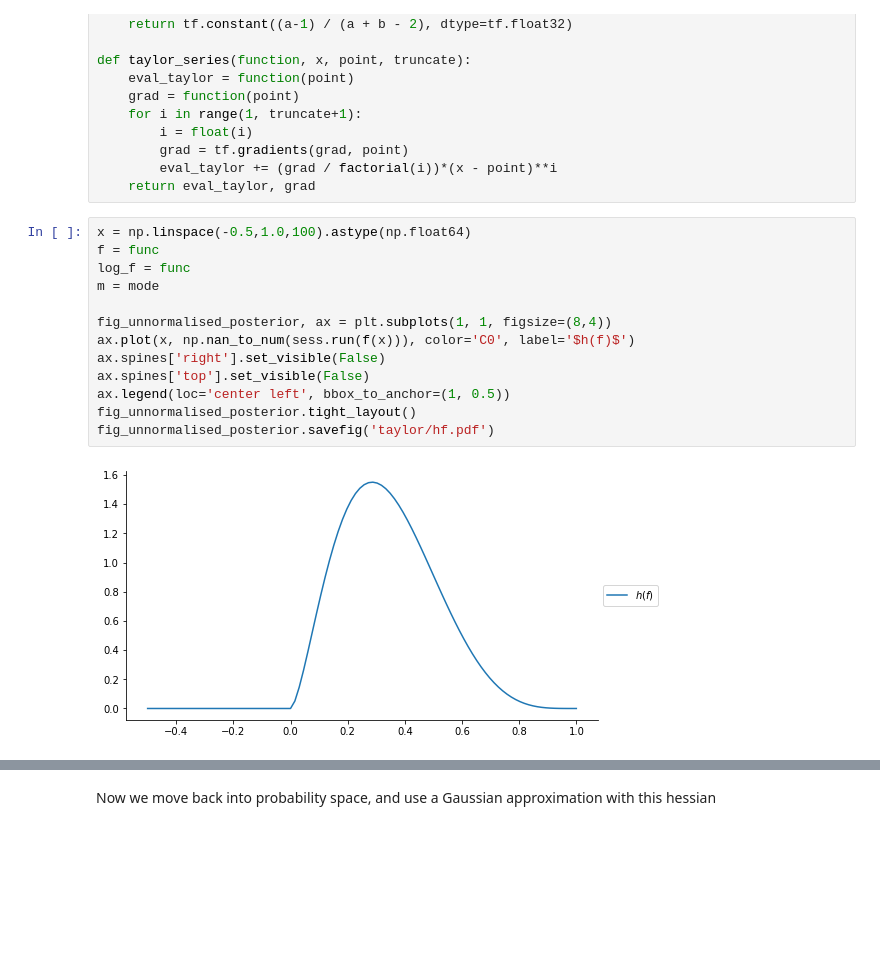
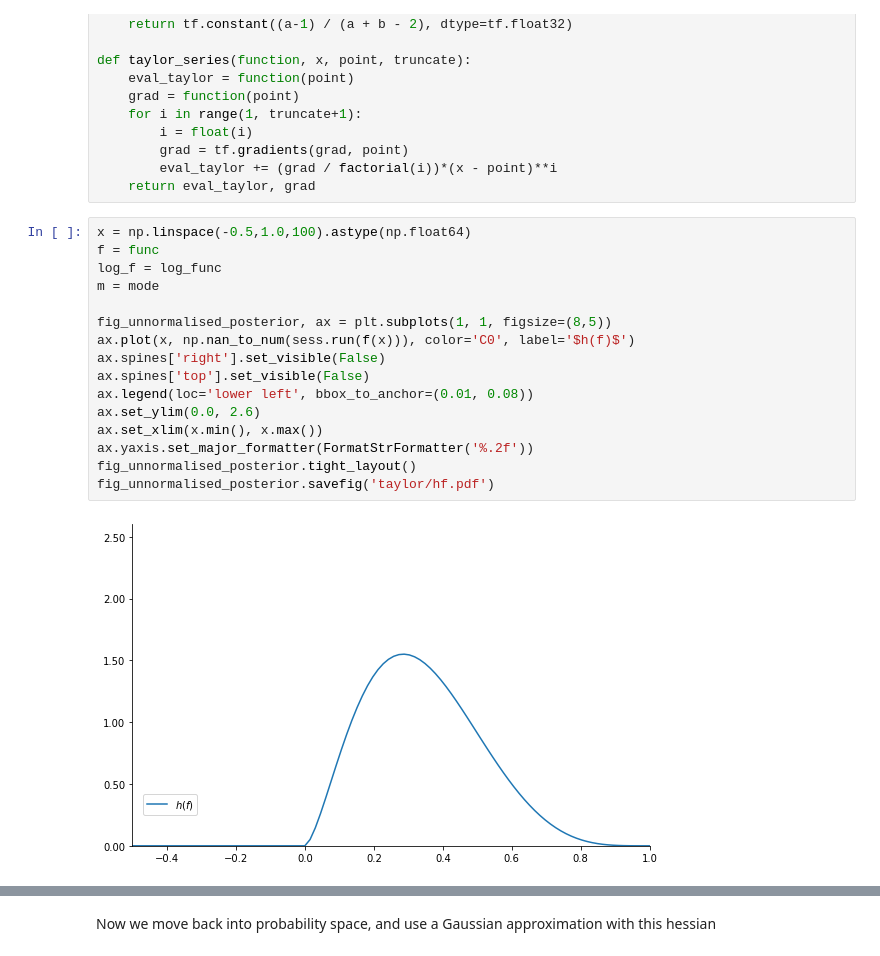
Before and after one commit to alansaul/work-bits, a Jupyter notebook: Presentations/diagrams/Taylor expansion.ipynb, the cells around one changed output, grey strips where cells are left out. Cells and saved outputs as stored; diff of their text form; blank space fills up the shorter version.

Commit message:
Made better images for taylor expansion and put them in the main text to aid understanding

```diff
--- a/Presentations/diagrams/Taylor expansion.ipynb
+++ b/Presentations/diagrams/Taylor expansion.ipynb
@@ -37,16 +38,19 @@ def taylor_series(function, x, point, truncate):
 # %%
 x = np.linspace(-0.5,1.0,100).astype(np.float64)
 f = func
-log_f = func
+log_f = log_func
 m = mode
 
-fig_unnormalised_posterior, ax = plt.subplots(1, 1, figsize=(8,4))
+fig_unnormalised_posterior, ax = plt.subplots(1, 1, figsize=(8,5))
 ax.plot(x, np.nan_to_num(sess.run(f(x))), color='C0', label='$h(f)$')
 ax.spines['right'].set_visible(False)
 ax.spines['top'].set_visible(False)
-ax.legend(loc='center left', bbox_to_anchor=(1, 0.5))
+ax.legend(loc='lower left', bbox_to_anchor=(0.01, 0.08))
+ax.set_ylim(0.0, 2.6)
+ax.set_xlim(x.min(), x.max())
+ax.yaxis.set_major_formatter(FormatStrFormatter('%.2f'))
 fig_unnormalised_posterior.tight_layout()
 fig_unnormalised_posterior.savefig('taylor/hf.pdf')
 # %% [output]
-[figure, old version]
+[figure, new version]
 # %%
```
Also changed, not shown: parts of 6 cells of this notebook, 15 other files.
